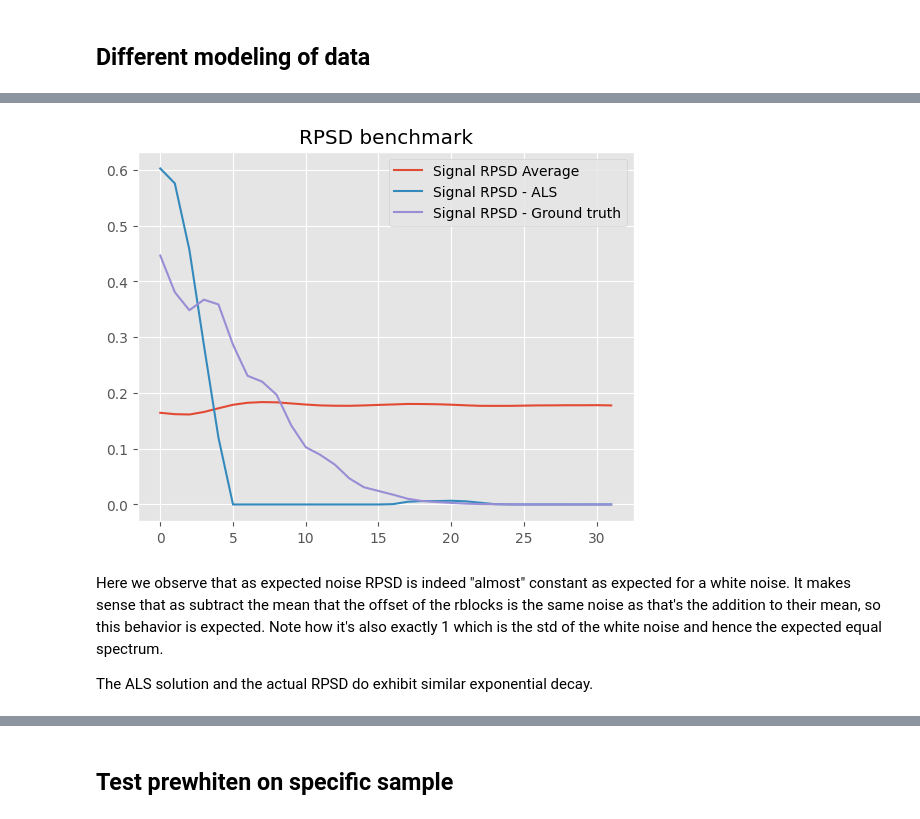
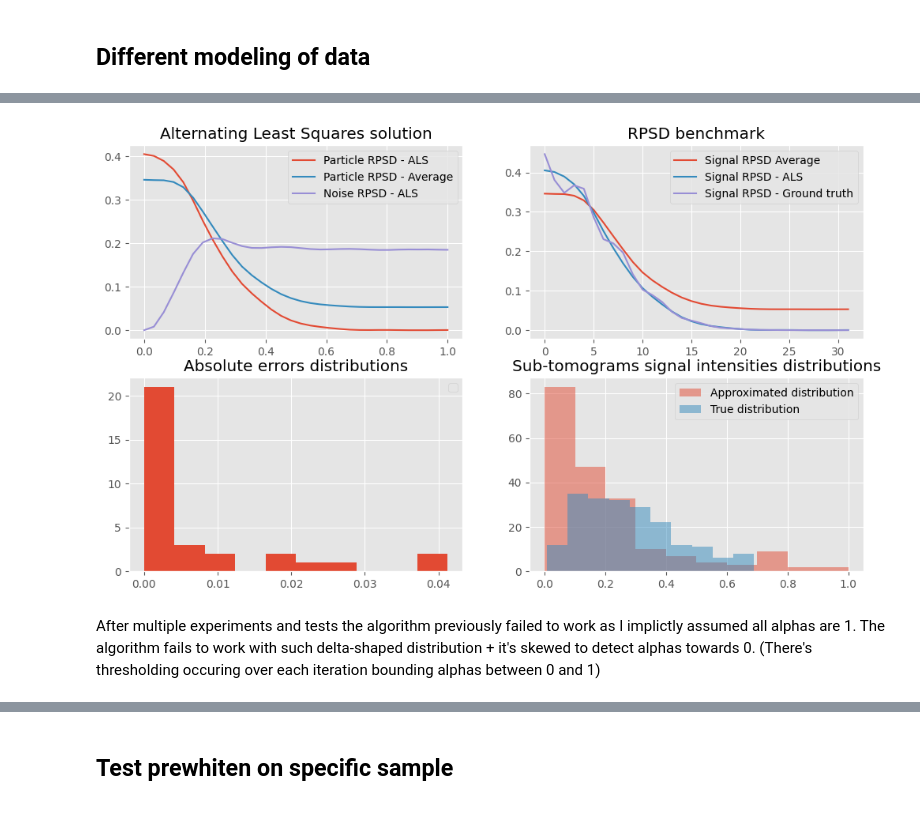
Before and after one commit to oppositecategory/3D_KLT, a Jupyter notebook: notebooks/full_RPSD_calculation.ipynb, the cells around one changed output, grey strips where cells are left out. Drawn from its saved outputs; the diff is of its cells as text; code cells hidden in the pictures.

```diff
--- a/notebooks/full_RPSD_calculation.ipynb
+++ b/notebooks/full_RPSD_calculation.ipynb
@@ -537,19 +528,51 @@ plt.legend();
-# %%
-H /= np.linalg.norm(H)
-true_rpsd = radial_average(H,bins,N)
-true_rpsd /= np.linalg.norm(true_rpsd)
-particle_psd /= np.linalg.norm(particle_psd)
-avg_psd = np.mean(rblocks,axis=(0))
-avg_psd /= np.linalg.norm(avg_psd)
-plt.title("RPSD benchmark")
-plt.plot(avg_psd, label='Signal RPSD Average')
-plt.plot(particle_psd,label='Signal RPSD - ALS')
-plt.plot(true_rpsd, label='Signal RPSD - Ground truth')
-#plt.plot(uniform_points,noise_psd, label='Noise RPSD - ALS')
-plt.legend();
-# %% [output]
-[figure, removed]
+# %%
+rblocks = np.array([radial_average(psds[k], bins, N) for k in range(K)])
+
+# After this we have that the data is centerized at 0, that is
+# the DC component is at 0
+factorization = alternating_least_squares_solver(rblocks,500,1e-4)
+particle_psd = factorization.gamma
+noise_psd = factorization.v
+
+noise_psd /= np.linalg.norm(noise_psd)
+particle_psd /= np.linalg.norm(particle_psd)
+
+avg_psd = np.mean(rblocks,axis=(0))
+avg_psd /= np.linalg.norm(avg_psd)
+
+fig, ax = plt.subplots(2,2, figsize=(12,7))
+
+extracted_alphas = factorization.alpha
+
+H /= np.linalg.norm(H)
+
+true_rpsd = radial_average(H,bins,N)
+true_rpsd /= np.linalg.norm(true_rpsd)
+
+ax[0,0].plot(uniform_points,particle_psd, label='Particle RPSD - ALS')
+ax[0,0].plot(uniform_points,avg_psd,label='Particle RPSD - Average')
+ax[0,0].plot(uniform_points,noise_psd, label='Noise RPSD - ALS')
+ax[0,0].set_title("Alternating Least Squares solution")
+ax[0,0].legend()
+
+
+ax[0,1].plot(avg_psd, label='Signal RPSD Average')
+ax[0,1].plot(particle_psd,label='Signal RPSD - ALS')
+ax[0,1].plot(true_rpsd, label='Signal RPSD - Ground truth')
+ax[0,1].legend()
+ax[0,1].set_title("RPSD benchmark")
+ax[0,1].legend()
+
+ax[1,0].set_title("Absolute errors distributions")
+ax[1,0].hist(np.abs(true_rpsd - particle_psd));
+ax[1,0].legend()
+
+ax[1,1].set_title("Sub-tomograms signal intensities distributions")
+ax[1,1].hist(extracted_alphas,alpha=0.5, label='Approximated distribution')
+ax[1,1].hist(alphas,alpha=0.5,label='True distribution')
+ax[1,1].legend();
+# %% [output]
+[figure, added]
 # %% [markdown]
-Here we observe that as expected noise RPSD is indeed "almost" constant as expected for a white noise. It makes sense that as subtract the mean that the offset of the rblocks is the same noise as that's the addition to their mean, so this behavior is expected. Note how it's also exactly 1 which is the std of the white noise and hence the expected equal spectrum.
-
-The ALS solution and the actual RPSD do exhibit similar exponential decay.
+After multiple experiments and tests the algorithm previously failed to work as I implictly assumed all alphas are 1.
+The algorithm fails to work with such delta-shaped distribution + it's skewed to detect alphas towards 0. (There's thresholding occuring over each iteration bounding alphas between 0 and 1)
```
Also changed, not shown: parts of 15 cells of this notebook, 4 other files.
